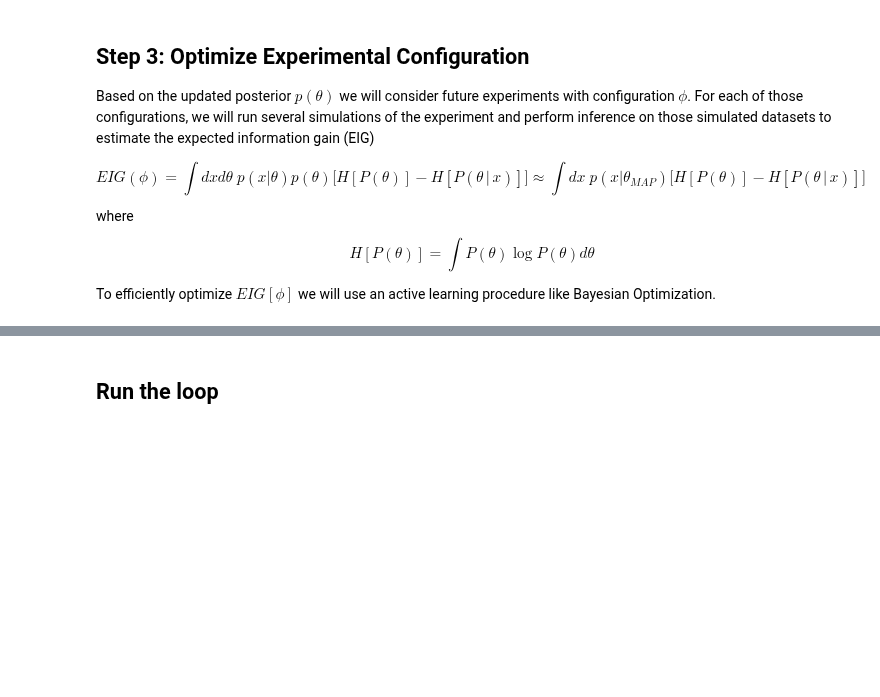
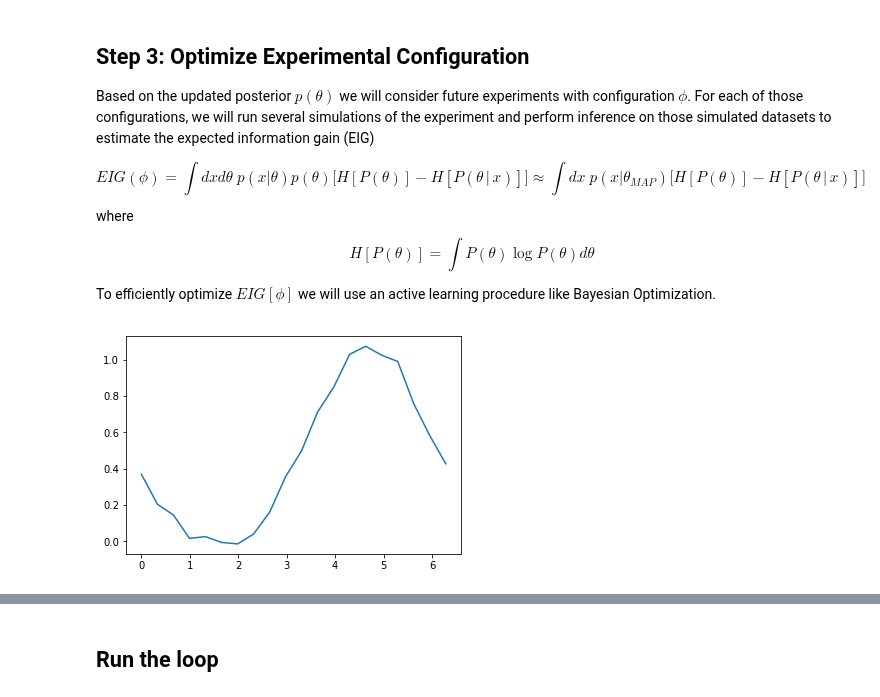
Before and after one commit to cranmer/active_sciencing, a Jupyter notebook: active_sciencing.ipynb, the cells around one changed output, grey strips where cells are left out. Cells and saved outputs as stored; diff of their text form; code cells hidden in the pictures; blank space fills up the shorter version.

```diff
--- a/active_sciencing.ipynb
+++ b/active_sciencing.ipynb
@@ -82,9 +86,14 @@ H\left [P(\theta) \right] = \int P(\theta) \log P(\theta) d\theta
 
 To efficiently optimize $EIG[\phi]$ we will use an active learning procedure like Bayesian Optimization.
 # %%
+from scipy.stats import entropy
+
+def info_gain(p1, p2):
+    return p1.entropy() - p2.entropy()
+
 def expected_information_gain(phi, prior):
     'calculate the expression above using workflow for simulations'
-    n_simulations = 10
+    n_simulations = 2
 
     #need to pass in prior through some extra arguments
 
@@ -95,7 +104,7 @@ def expected_information_gain(phi, prior):
 
     for i_sim in range(n_simulations):
         # external workflow provides simulated data
-        sim_data = collect_data(phi, theta_map)
+        sim_data = simulator(theta_map, phi)
 
         #external workflow uses simulator to provide likelihood
         sim_posterior = calculate_posterior(prior, sim_data, phi)
@@ -104,3 +113,11 @@ def expected_information_gain(phi, prior):
     #check for outliers?
 
     return np.mean(eig)
+# %%
+# initial phi ~ 1.456 (or so)
+phis = np.linspace(0., 2*np.pi, 20)
+eigs = [expected_information_gain(p, posterior) for p in phis]
+# %%
+plt.plot(phis, eigs);
+# %% [output]
+[figure, added]
```
Also changed, not shown: parts of 10 cells of this notebook.
